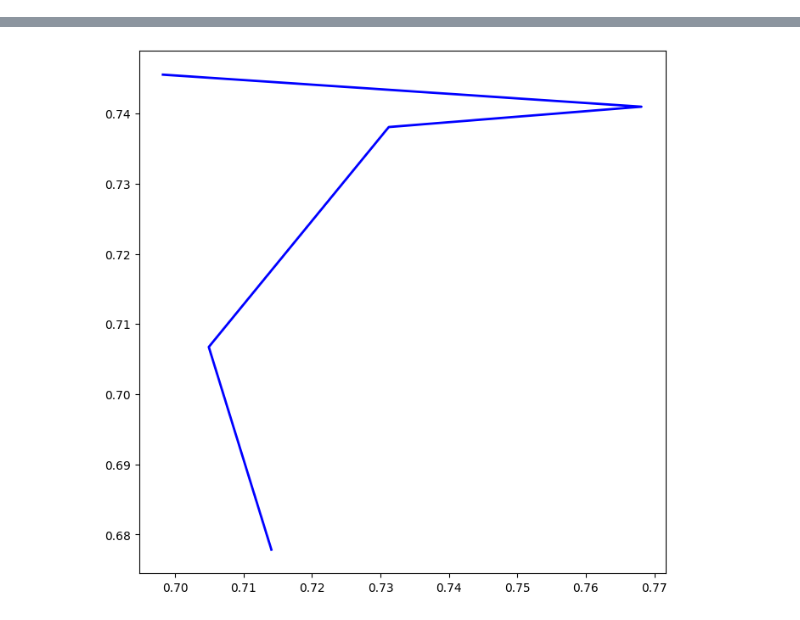
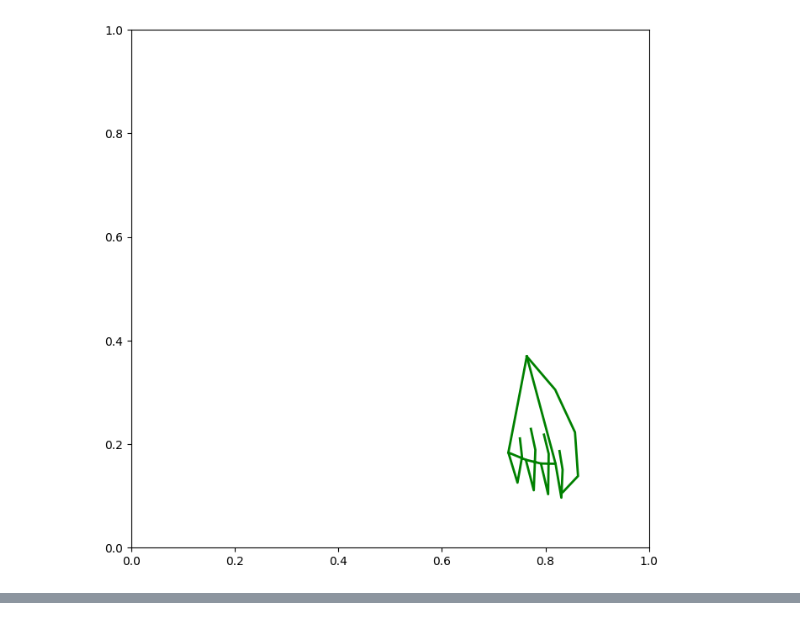
Before and after one commit to hiaruron555/Transformer_TimeSeriesForecasting-main, a Jupyter notebook: 22_tf_hand.ipynb, the cells around one changed output, grey strips where cells are left out. Cells and saved outputs as stored; diff of their text form; code cells hidden in the pictures.

Commit message:
6/4truth_landmarksがでた

```diff
--- a/22_tf_hand.ipynb
+++ b/22_tf_hand.ipynb
@@ -60,14 +60,16 @@ def create_dataloader(x_train, y_train, batch_size):
     return train_loader
 
 # モデルのパラメータ
-n_seq = 3
+n_seq = 1
 num_joints = 21
 input_size = num_joints * 3 * n_seq  # 各関節の座標 (x, y, z) を持つ
+#input_size = num_joints * 3  # 各関節の座標 (x, y, z) を持つ
 hidden_size = 63
 output_size = num_joints  # すべての関節の x 座標を予測
 num_layers = 4
 batch_size = 36
 n_epochs = 100
+embed_dim = 64
 n_heads = 3
 
 # 位置エンコーディングの定義
@@ -135,6 +137,7 @@ scheduler = optim.lr_scheduler.StepLR(optimizer, step_size=10, gamma=0.9)
 if __name__ == "__main__":
     # データの読み込みと前処理
     train_csv_path = 'test_10/choki_test_10/choki_test.csv'
+    #train_csv_path = '2_19_hand.csv'
     test_csv_path = 'test_10/choki_test_10/choki_test.csv'
 
     x_train, y_train = preprocess_data(train_csv_path, n_seq, num_joints)
@@ -188,7 +191,6 @@ if __name__ == "__main__":
         with torch.no_grad():
             # 既存のモデルでx_testを予測
             start_time = time.time()
-            #
             predicted_tensor_x = model(x_test_batch)
             #print("x_test_batch:", x_test_batch)
             predicted_x = predicted_tensor_x.cpu().numpy()
@@ -208,7 +210,7 @@ if __name__ == "__main__":
             # 予測結果の後に続く処理
             #print(y_test_batch)
             ground_truth_landmarks = flatten_to_landmarks(y_test_batch[0])  # 修正
-            #ground_truth_landmarks = flatten_to_landmarks(y_test[sample_index])
+            #####print("ground_truth_landmarks:", ground_truth_landmarks)
             #print(y_test_batch)
             #np.savetxt('x_test.csv', x_test, delimiter=',', fmt='%f')
             truth_landmarks = flatten_to_landmarks(x_test[sample_index])
@@ -238,7 +240,9 @@ if __name__ == "__main__":
 
 
             # ground_truth_landmarksとsample_landmarks_xをTensorに変換
+            #print("ground_truth_landmarks:", ground_truth_landmarks)
             ground_truth_tensor = torch.tensor(ground_truth_landmarks, dtype=torch.float32)
+            #print("ground_truth_landmarks:", ground_truth_landmarks)
             sample_landmarks_x_tensor = torch.tensor(sample_landmarks_x, dtype=torch.float32)
             # MSELossを計算
             loss = criterion(ground_truth_tensor, sample_landmarks_x_tensor)
@@ -258,45 +262,53 @@ if __name__ == "__main__":
             # プロットの設定
             save_path = f'/home/iwata/Pictures/hand_{sample_index}_n{n_seq}_r_w{window_size}_{n_epochs}.png'
             fig, ax = plt.subplots(figsize=(8, 8))
-                #ax.set_aspect('equal', 'box')
-                #print("ground_truth_landmarks:", ground_truth_landmarks)
-                #print("sample_landmarks_x:",sample_landmarks_x)
+            # プロットの範囲を統一
+            ax.set_xlim(0, 1)
+            ax.set_ylim(0, 1)
+            ax.set_aspect('equal', 'box')
+            #ax.set_aspect('equal', 'box')
+            #print("ground_truth_landmarks:", ground_truth_landmarks)
+            #print("sample_landmarks_x:",sample_landmarks_x)
 
-                # 手の座標点の順序を指定するリスト（例）
+            # 手の座標点の順序を指定するリスト（例）
             custom_order = [0, 1, 2, 3, 4, 5, 6, 7, 8, 9, 10, 11, 12, 13, 14, 15, 16, 17, 18, 19, 20]
 
-                # Ground Truthの手の線をプロット
-            for points in [[0, 1, 2, 3, 4], [0, 5, 6, 7, 8], [5, 9, 10, 11, 12], [9, 13, 14, 15, 16], [13, 17, 18, 19, 20], [0, 17]]:
-                x_points = [ground_truth_landmarks[i][0] for i in points]
-                y_points = [ground_truth_landmarks[i][1] for i in points]
-                ax.plot(x_points, y_points, linestyle='-', color='blue', linewidth=2)
-                '''
-                # sample_landmarks_xの手の線をプロット
+            #ground_truth_landmarks
+            max_index = max([max(points) for points in [[0, 1, 2, 3, 4], [0, 5, 6, 7, 8], [5, 9, 10, 11, 12], [9, 13, 14, 15, 16], [13, 17, 18, 19, 20], [0, 17]]])
+            if max_index < len(ground_truth_landmarks):
                 for points in [[0, 1, 2, 3, 4], [0, 5, 6, 7, 8], [5, 9, 10, 11, 12], [9, 13, 14, 15, 16], [13, 17, 18, 19, 20], [0, 17]]:
-                    x_points = [sample_landmarks_x[i][0] for i in points]
-                    y_points = [sample_landmarks_x[i][1] for i in points]
+                    x_points = [ground_truth_landmarks[i][0] for i in points]
+                    y_points = [ground_truth_landmarks[i][1] for i in points]
+                    ax.plot(x_points, y_points, linestyle='-', color='blue', linewidth=2)
+            else:
+                print("Error: Index out of range in ground_truth_landmarks")
+
+            #corrected
+            max_index = max([max(points) for points in [[0, 1, 2, 3, 4], [0, 5, 6, 7, 8], [5, 9, 10, 11, 12], [9, 13, 14, 15, 16], [13, 17, 18, 19, 20], [0, 17]]])
+            if max_index < len(corrected):
+                for points in [[0, 1, 2, 3, 4], [0, 5, 6, 7, 8], [5, 9, 10, 11, 12], [9, 13, 14, 15, 16], [13, 17, 18, 19, 20], [0, 17]]:
+                    x_points = [corrected[i][0] for i in points]
+                    y_points = [corrected[i][1] for i in points]
                     ax.plot(x_points, y_points, linestyle='-', color='red', linewidth=2)
-                '''
+            else:
+                print("Error: Index out of range in corrected")
 
-                # correctedの手の線をプロット
-            for points in [[0, 1, 2, 3, 4], [0, 5, 6, 7, 8], [5, 9, 10, 11, 12], [9, 13, 14, 15, 16], [13, 17, 18, 19, 20], [0, 17]]:
-                x_points = [corrected[i][0] for i in points]
-                y_points = [corrected[i][1] for i in points]
-                ax.plot(x_points, y_points, linestyle='-', color='red', linewidth=2)
+            #truth_landmarks
+            max_index = max([max(points) for points in [[0, 1, 2, 3, 4], [0, 5, 6, 7, 8], [5, 9, 10, 11, 12], [9, 13, 14, 15, 16], [13, 17, 18, 19, 20], [0, 17]]])
+            if max_index < len(truth_landmarks):
+                for points in [[0, 1, 2, 3, 4], [0, 5, 6, 7, 8], [5, 9, 10, 11, 12], [9, 13, 14, 15, 16], [13, 17, 18, 19, 20], [0, 17]]:
+                    x_points = [truth_landmarks[i][0] for i in points]
+                    y_points = [truth_landmarks[i][1] for i in points]
+                    ax.plot(x_points, y_points, linestyle='-', color='green', linewidth=2)
+            else:
+                print("Error: Index out of range in truth_landmarks")
 
-                # truth_landmarksの手の線をプロット
-            for points in [[0, 1, 2, 3, 4], [0, 5, 6, 7, 8], [5, 9, 10, 11, 12], [9, 13, 14, 15, 16], [13, 17, 18, 19, 20], [0, 17]]:
-                x_points = [truth_landmarks[i][0] for i in points]
-                y_points = [truth_landmarks[i][1] for i in points]
-                ax.plot(x_points, y_points, linestyle='-', color='green', linewidth=2)
-
-
-                #plt.legend()
-
-                # 画像を保存
+            #plt.legend()
+            print('aaa')
+            # 画像を保存
             plt.savefig(save_path)
 
-                # 画像を表示
+            # 画像を表示
             plt.show()
 # %% [output]
 1
@@ -318,0 +319 @@ MSE Loss(corrected): 0.3976
+[figure, new version]
@@ -320 +324,0 @@ IndexError: list index out of range
-[figure, old version]
```
Also changed, not shown: parts of 1 cell of this notebook, 3 other files.
